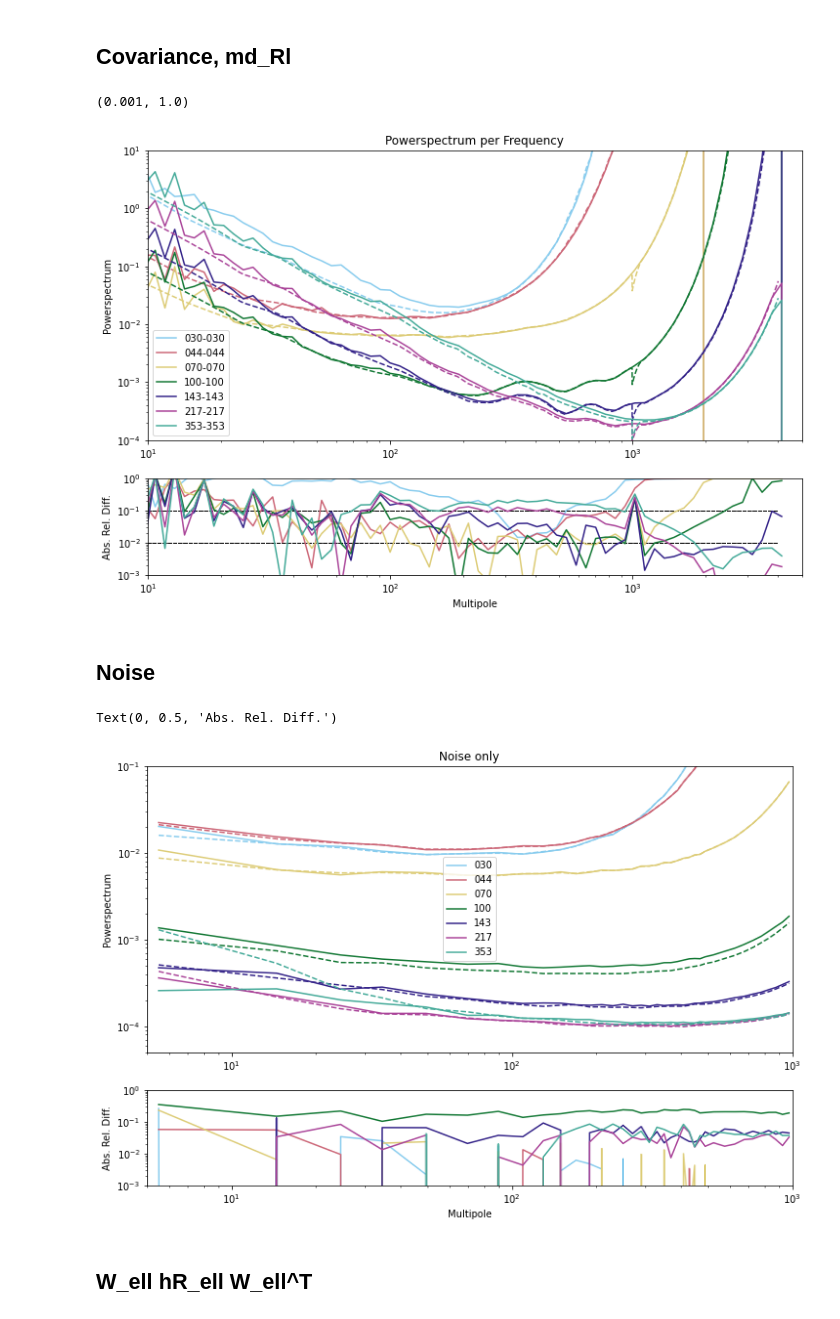
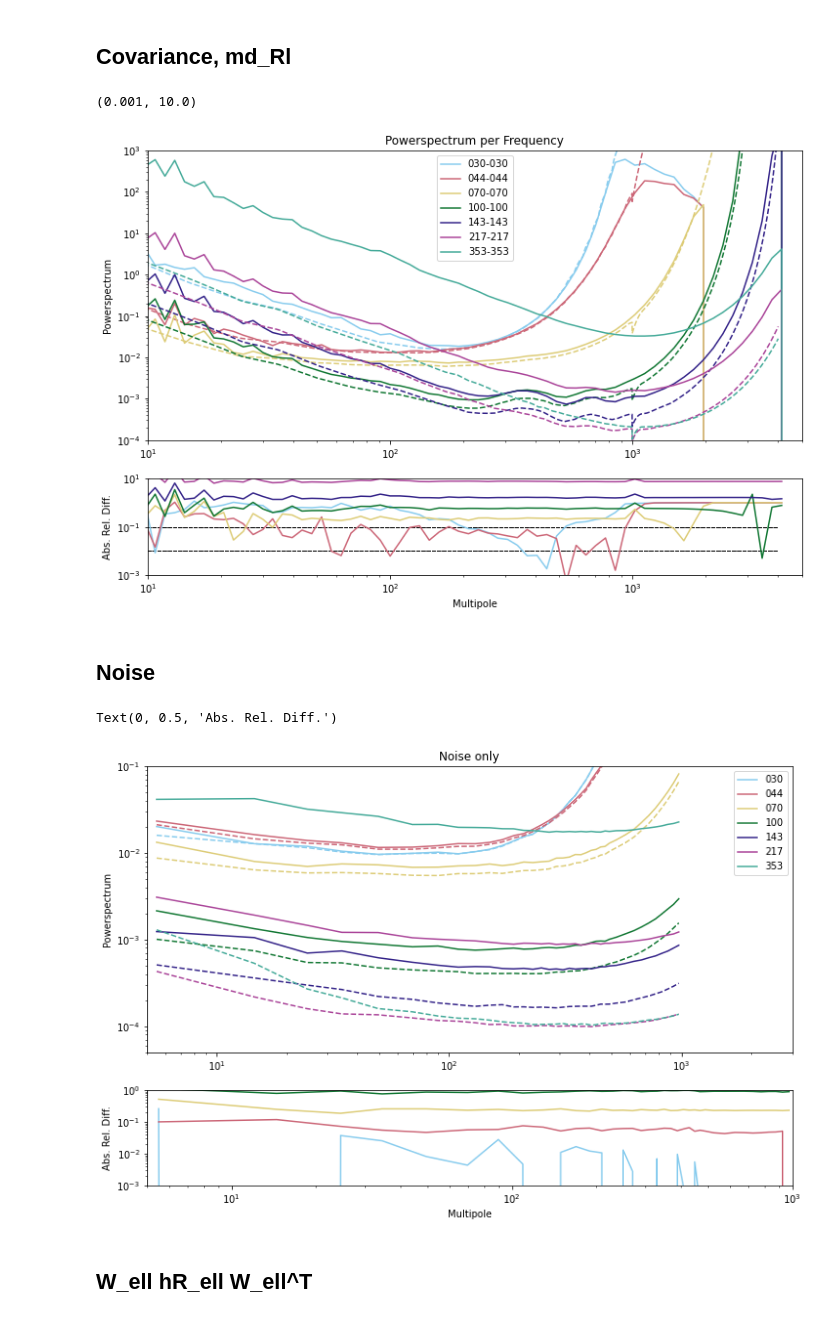
Before and after one commit to Sebastian-Belkner/component_separation, a Jupyter notebook: notebooks/Compare to Maude-DX12.ipynb, the cells around one changed output. Saved outputs shown, nothing was run; the diff lists cells and outputs as text; code cells hidden in the pictures.

```diff
--- a/notebooks/Compare to Maude-DX12.ipynb
+++ b/notebooks/Compare to Maude-DX12.ipynb
@@ -29,13 +29,14 @@ import component_separation.powerspectrum as pw
 import component_separation.covariance as cv
 import matplotlib.pyplot as plt
 
-csu = Config()
+csu = Config(mskset='smica')
 io = IO(csu)
 fn = fn_gen(csu)
 fns = fns_gen(csu)
 
 EEBB = 1
-Tscale ='K_RJ'
+TEB = EEBB
+Tscale ='K_CMB'
 # %%
 import warnings
 warnings.filterwarnings('ignore')
@@ -145,37 +151,37 @@ rsbins = lspc[1:]
 logbins = np.array([[n,m] for n,m in zip(lsbins, rsbins)])
 for n in range(0,md_P.shape[0]):
     for m in range(0,md_P.shape[0]):
         if n == m:
             ax0.plot(np.mean(logbins, axis=1), hpf.bin_it1D(covl_tot[EEBB, n,m,:4001]*1e12,bins=logbins), color=colors[n], label="{}-{}".format(csu.PLANCKMAPFREQ[n],csu.PLANCKMAPFREQ[m]))
             # ax0.plot(covl_tot[EEBB,n,m,:4001]*1e12, color=colors[n], label="{}-{}".format(csu.PLANCKMAPFREQ[n],csu.PLANCKMAPFREQ[m]))
             ax0.plot(md_Rl[n,m,:]*1e6/beam5**2, color=colors[m], ls= '--')
 
             buff = (
                 hpf.bin_it1D(covl_tot[EEBB,n,m,:4001]*1e12,bins=logbins)-hpf.bin_it1D(md_Rl[n,m,:]*1e6/beam5**2,bins=logbins)
             )/(
                 hpf.bin_it1D(md_Rl[n,m,:]*1e6/beam5**2, bins=logbins)
             )
             ax1.plot(np.mean(logbins, axis=1), np.abs(buff), color=colors[n], label="{}-{}".format(csu.PLANCKMAPFREQ[n],csu.PLANCKMAPFREQ[m]))
             ax1.hlines(1e-1,0,4000, color='black', ls = '--', lw=1)
             ax1.hlines(1e-2,0,4000, color='black', ls = '--', lw=1)
 
 ax0.legend()
 ax0.set_yscale('log')
 ax0.set_xscale('log')
 ax0.set_xlim((1e1,5e3))
-ax0.set_ylim((1e-4,1e1))
+ax0.set_ylim((1e-4,1e3))
 ax0.set_title('Powerspectrum per Frequency')
 ax0.set_ylabel('Powerspectrum')
 
 ax1.set_xlabel('Multipole')
 ax1.set_ylabel('Abs. Rel. Diff.')
 ax1.set_xscale('log')
 ax1.set_yscale('log')
 ax1.set_xlim((1e1,5e3))
-ax1.set_ylim((1e-3,1e0))
+ax1.set_ylim((1e-3,1e1))
 # %% [output]
-(0.001, 1.0)
+(0.001, 10.0)
-[figure, old version]
+[figure, new version]
 # %% [markdown]
 ## Noise
 # %%
@@ -199,7 +205,7 @@ ax0.legend()
 
 ax0.set_yscale('log')
 ax0.set_xscale('log')
-ax0.set_xlim((5,1e3))
+ax0.set_xlim((5,3e3))
 ax0.set_ylim((5e-5,1e-1))
 ax0.set_ylabel('Powerspectrum')
 
@@ -211,7 +217,7 @@ ax1.set_xlabel('Multipole')
 ax1.set_ylabel('Abs. Rel. Diff.')
 # %% [output]
 Text(0, 0.5, 'Abs. Rel. Diff.')
-[figure, old version]
+[figure, new version]
 # %% [markdown]
 ## W_ell hR_ell W_ell^T
 # %%
```
Also changed, not shown: parts of 14 cells of this notebook, 8 other files.
